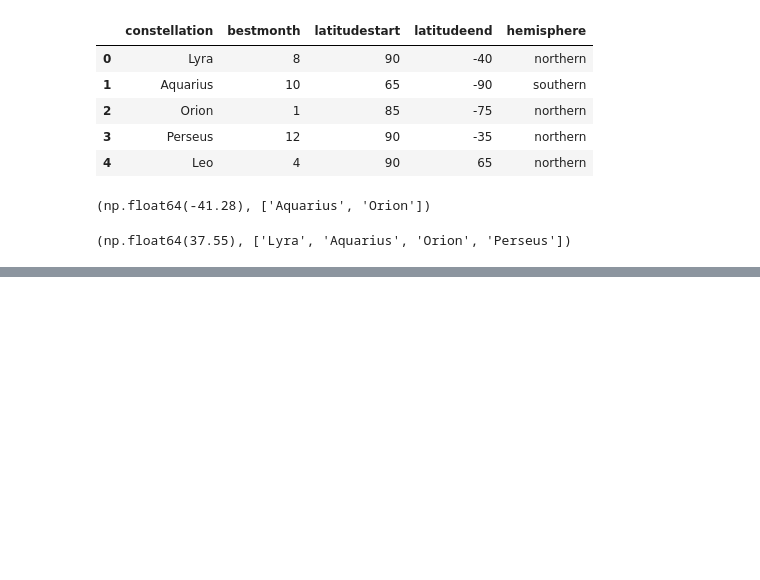
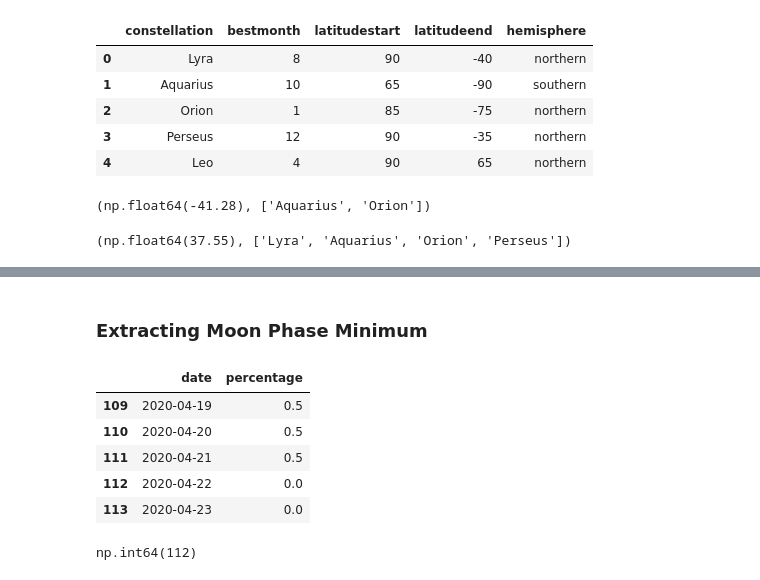
Before and after one commit to jihyeon26/data_analyze_project1, a Jupyter notebook: meteo_project/meteor_shower_observation.ipynb, the cells around one changed output, grey strips where cells are left out. Cells and saved outputs as stored; diff of their text form; code cells hidden in the pictures; blank space fills up the shorter version.

Commit message:
data analysis and print message

```diff
--- a/meteo_project/meteor_shower_observation.ipynb
+++ b/meteo_project/meteor_shower_observation.ipynb
@@ -620,0 +632,29 @@ predict_best_meteor_shower_viewing('Seoul')
+# %%
+# A function that returns latitude, a list of constellations, and a message when a city name is entered
+def predict_best_meteor_shower_viewing(city):
+    meteor_shower_string =''
+
+    #If the entered city is not in the city list, an error message is displayed.
+    if city not in cities.values:
+        meteor_shower_string="This city does not support services. Please enter a different city."
+        return meteor_shower_string
+
+    #Get city latitude information
+    latitude = cities.loc[cities['city'] == city, 'latitude'].iloc[0]
+
+    #Obtain a list of observables in that city
+    constellations_list = constellations.loc[(constellations['latitudestart']>=latitude) & (constellations['latitudeend']<=latitude), 'constellation'].tolist()
+
+    #If there are no observable constellations, an error message is output.
+    if not constellations_list:
+        meteor_shower_string='There are no constellations that can be observed from this city.'
+        return meteor_shower_string
+
+    #Observable constellation information
+    meteor_shower_string = 'Constellation observation is possible at '+city
+    return latitude, constellations_list, meteor_shower_string
+# %%
+#test
+
+wellington = predict_best_meteor_shower_viewing('Wellington')
+wellington
@@ -620,0 +685,6 @@ predict_best_meteor_shower_viewing('Seoul')
+# %%
+# Get meteor shower observation start date
+# search with the result of Wellington for test
+
+meteor_showers_startdate = meteor_showers.loc[meteor_showers['radiant'] == wellington[1][0],'startdate'].iloc[0]
+meteor_showers_startdate
@@ -620,0 +693,4 @@ predict_best_meteor_shower_viewing('Seoul')
+# %%
+# Get meteor shower observation end date
+meteor_showers_enddate = meteor_showers.loc[meteor_showers['radiant'] == wellington[1][0],'enddate'].iloc[0]
+meteor_showers_enddate
@@ -620,0 +699,2 @@ predict_best_meteor_shower_viewing('Seoul')
+# %% [markdown]
+### Extracting Moon Phase Minimum
@@ -620,0 +704,15 @@ predict_best_meteor_shower_viewing('Seoul')
+# %%
+moon_phase_list = moon_phases.loc[(moon_phases['date'] >= meteor_showers_startdate) & (moon_phases['date'] <= meteor_showers_enddate)]
+moon_phase_list.head()
+# %% [output]
+|  | date | percentage |
+| 109 | 2020-04-19 | 0.5 |
+| 110 | 2020-04-20 | 0.5 |
+| 111 | 2020-04-21 | 0.5 |
+| 112 | 2020-04-22 | 0.0 |
+| 113 | 2020-04-23 | 0.0 |
+# %%
+# Finding the Darkest Day
+moon_phase_list['percentage'].idxmin() # Returns the row index with the lowest percentage
+# %% [output]
+np.int64(112)
```
Also changed, not shown: parts of 20 cells of this notebook.
